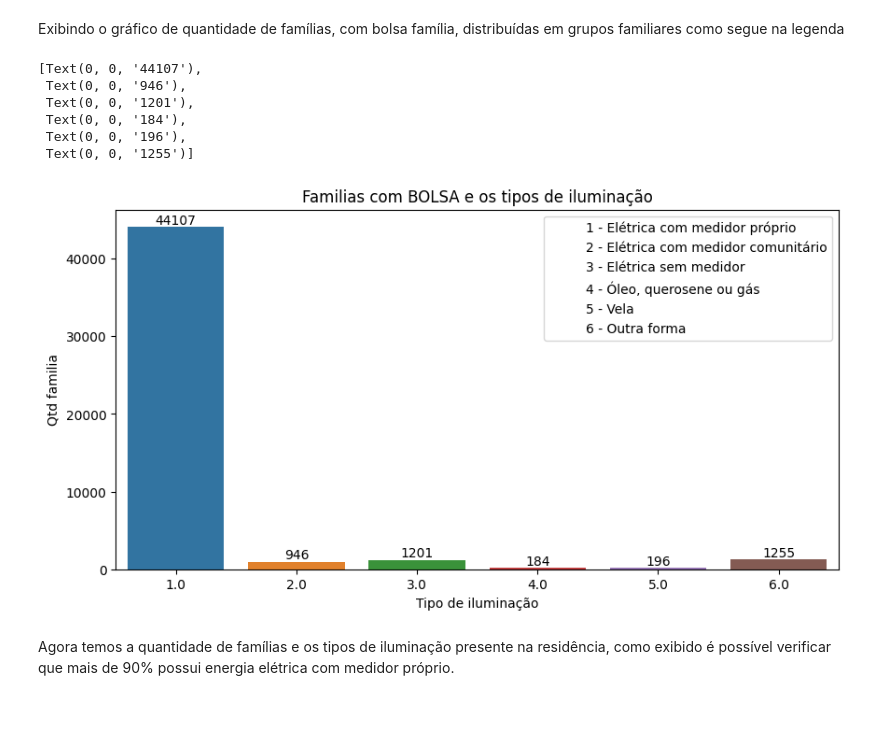
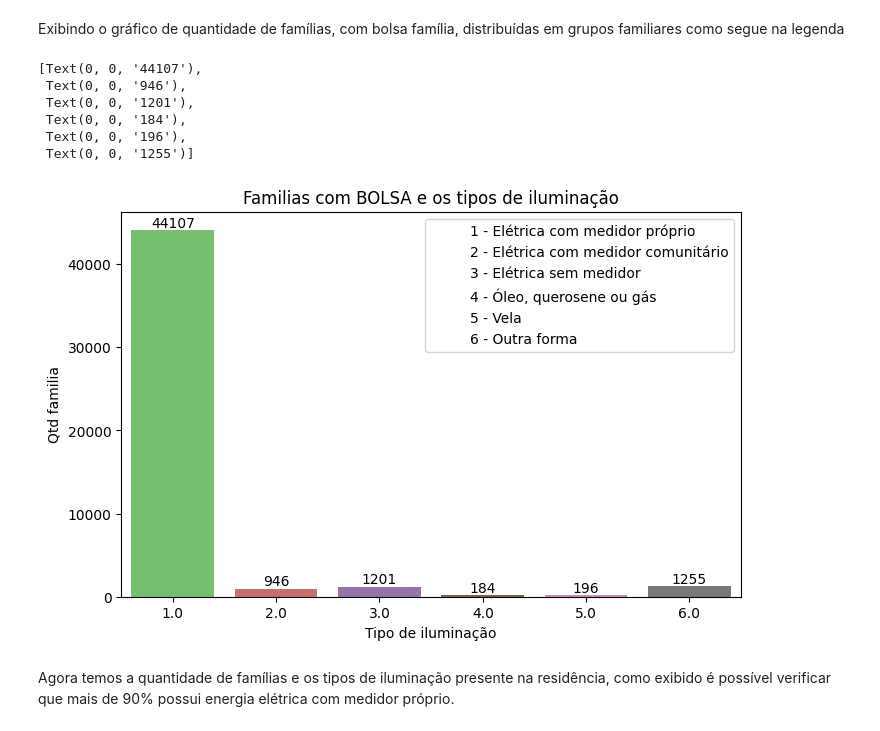
Before and after one commit to Jownao/dive_datascience, a Jupyter notebook: lab/03_Analise_dados_bolsa_familia.ipynb, the cells around one changed output. Cells and saved outputs as stored; diff of their text form; code cells hidden in the pictures.

```diff
--- a/lab/03_Analise_dados_bolsa_familia.ipynb
+++ b/lab/03_Analise_dados_bolsa_familia.ipynb
@@ -246,29 +249,29 @@ Exibindo o gráfico de quantidade de famílias, com bolsa família, distribuída
 # %%
 # Familias com bolsa x Tipo de iluminação /
 
 datatb = data_bolsa.groupby("cod_iluminacao_domic_fam")['id_familia'].count()
 datatb = convert_sums_frame(datatb, ['cod_iluminacao_domic_fam','id_familia'])
 datatb = datatb.sort_values(by='cod_iluminacao_domic_fam',
                       ascending=False )
 
-bar = sns.barplot(data=datatb, x="cod_iluminacao_domic_fam",y="id_familia",errwidth=0)
+bar = sns.barplot(data=datatb, x="cod_iluminacao_domic_fam",y="id_familia",errwidth=0, palette=colors)
 bar.set(xlabel='Tipo de iluminação',ylabel='Qtd familia')
 plt.title('Familias com BOLSA e os tipos de iluminação')
 plt.legend(('1 - Elétrica com medidor próprio',
 '2 - Elétrica com medidor comunitário',
 '3 - Elétrica sem medidor',
 '4 - Óleo, querosene ou gás',
 '5 - Vela',
 '6 - Outra forma'))
 bar.bar_label(bar.containers[0])
 # %% [output]
 [Text(0, 0, '44107'),
  Text(0, 0, '946'),
  Text(0, 0, '1201'),
  Text(0, 0, '184'),
  Text(0, 0, '196'),
  Text(0, 0, '1255')]
-[figure, old version]
+[figure, new version]
 # %% [markdown]
 Agora temos a quantidade de famílias e os tipos de iluminação presente na residência, como exibido é possível verificar que mais de 90% possui energia elétrica com medidor próprio.
 # %%
```
Also changed, not shown: parts of 26 cells of this notebook.
